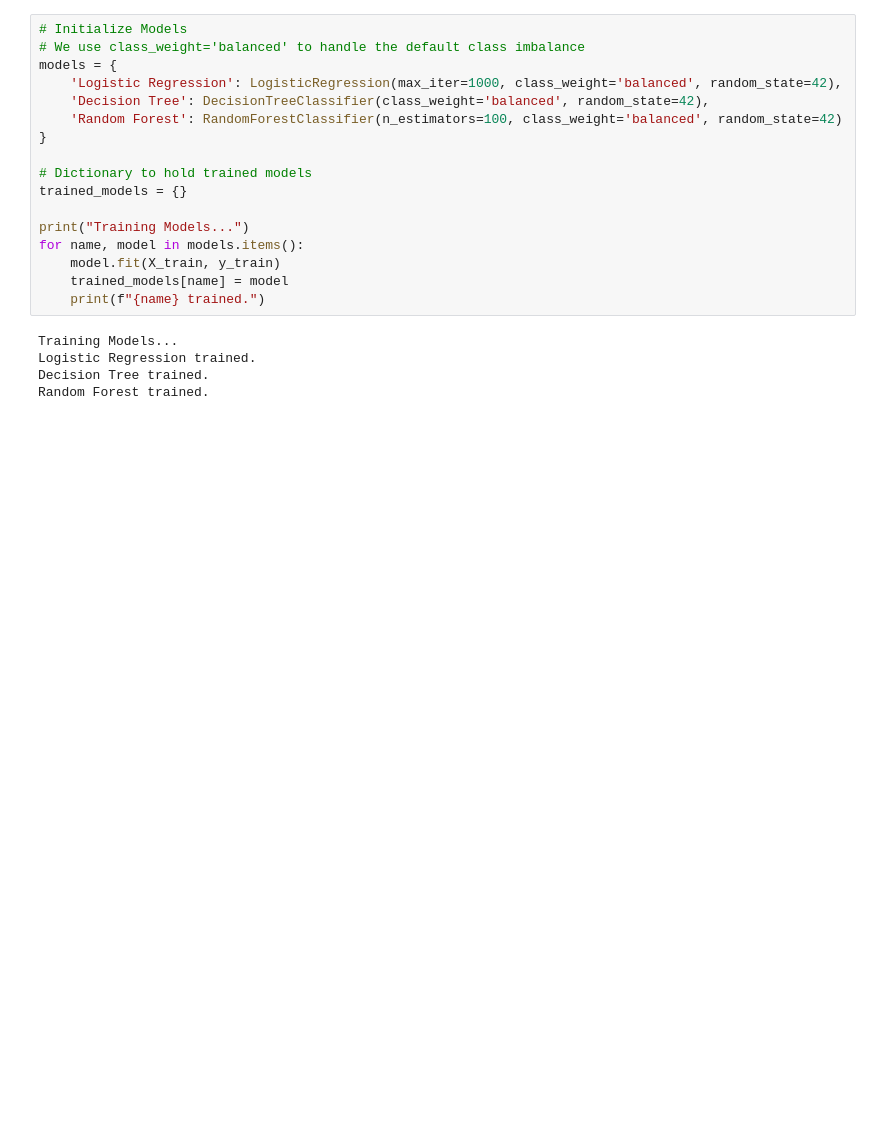
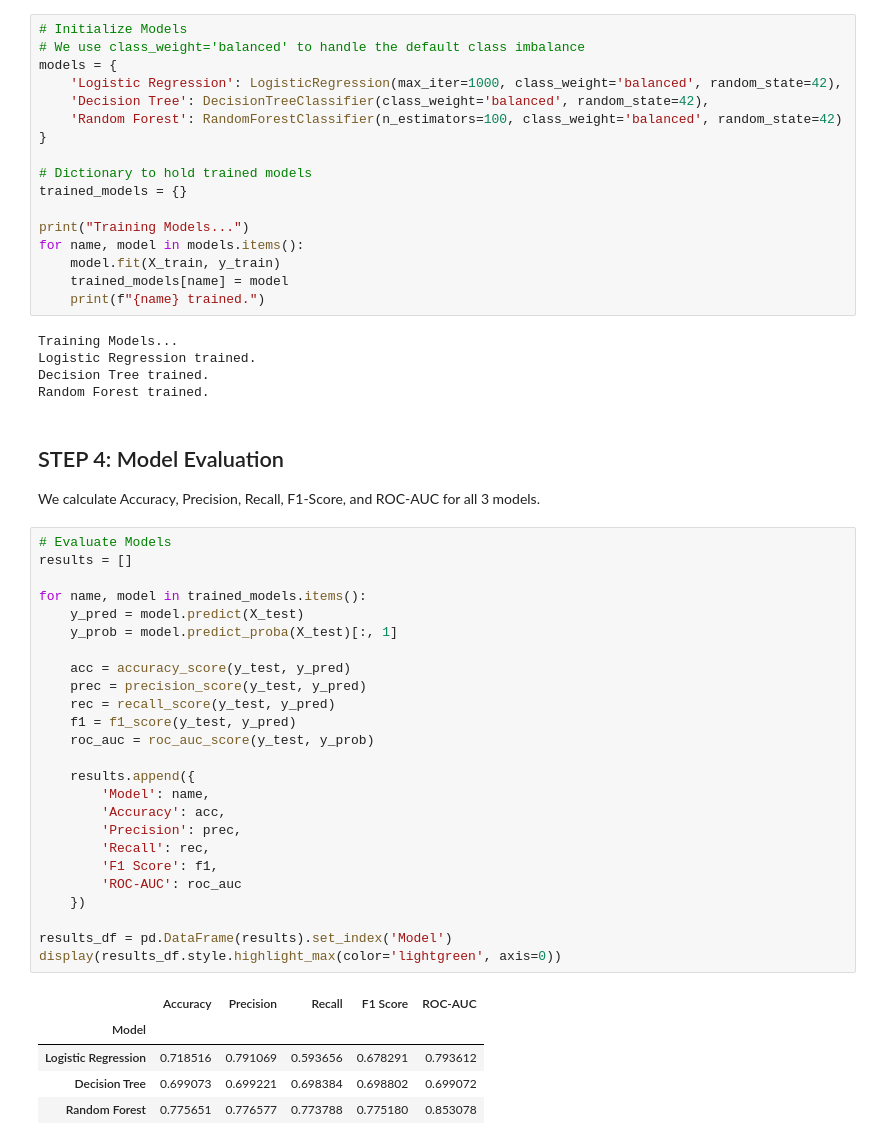
Before and after one commit to Divyapahuja31/AI-ML-Project, a Jupyter notebook: notebooks/eda.ipynb, the cells around one changed output. Cells and saved outputs as stored; diff of their text form; blank space fills up the shorter version.

Commit message:
feat(eda): Evaluate machine learning models systematically

```diff
--- a/notebooks/eda.ipynb
+++ b/notebooks/eda.ipynb
@@ -176,3 +176,37 @@ Training Models...
 Logistic Regression trained.
 Decision Tree trained.
 Random Forest trained.
+# %% [markdown]
+## STEP 4: Model Evaluation
+We calculate Accuracy, Precision, Recall, F1-Score, and ROC-AUC for all 3 models.
+# %%
+# Evaluate Models
+results = []
+
+for name, model in trained_models.items():
+    y_pred = model.predict(X_test)
+    y_prob = model.predict_proba(X_test)[:, 1]
+
+    acc = accuracy_score(y_test, y_pred)
+    prec = precision_score(y_test, y_pred)
+    rec = recall_score(y_test, y_pred)
+    f1 = f1_score(y_test, y_pred)
+    roc_auc = roc_auc_score(y_test, y_prob)
+
+    results.append({
+        'Model': name,
+        'Accuracy': acc,
+        'Precision': prec,
+        'Recall': rec,
+        'F1 Score': f1,
+        'ROC-AUC': roc_auc
+    })
+
+results_df = pd.DataFrame(results).set_index('Model')
+display(results_df.style.highlight_max(color='lightgreen', axis=0))
+# %% [output]
+|  | Accuracy | Precision | Recall | F1 Score | ROC-AUC |
+| Model |  |  |  |  |  |
+| Logistic Regression | 0.718516 | 0.791069 | 0.593656 | 0.678291 | 0.793612 |
+| Decision Tree | 0.699073 | 0.699221 | 0.698384 | 0.698802 | 0.699072 |
+| Random Forest | 0.775651 | 0.776577 | 0.773788 | 0.775180 | 0.853078 |
```
